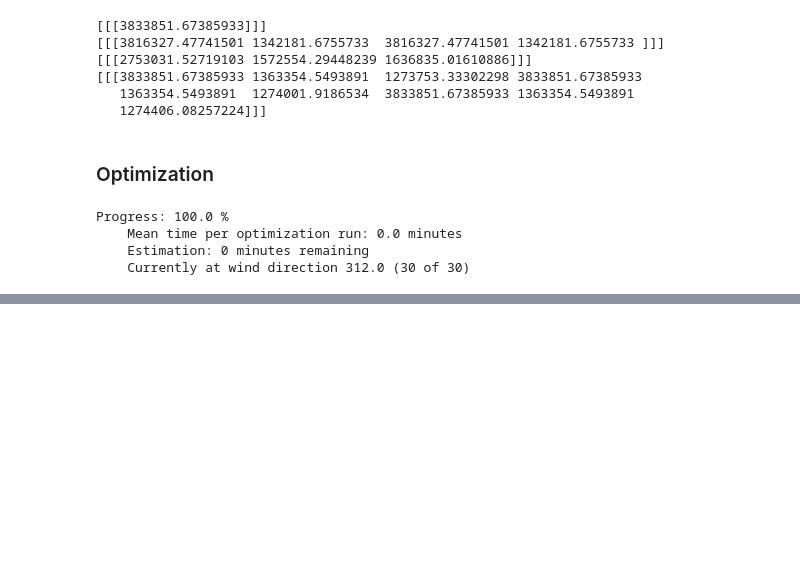
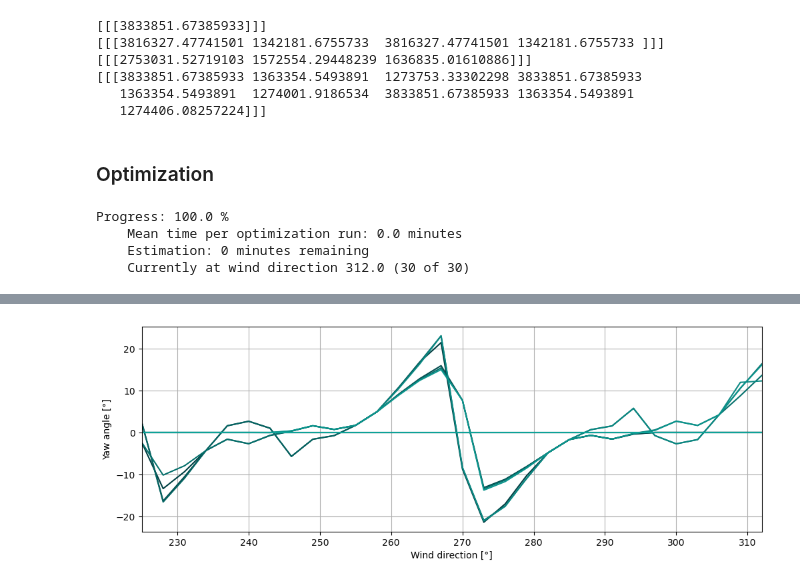
Before and after one commit to chrisosse/TouchWind_Optimization_Framework, a Jupyter notebook: framework_test.ipynb, the cells around one changed output, grey strips where cells are left out. Saved outputs shown, nothing was run; the diff lists cells and outputs as text; code cells hidden in the pictures; blank space fills up the shorter version.

```diff
--- a/framework_test.ipynb
+++ b/framework_test.ipynb
@@ -1185 +1212,26 @@ plt.show()
+# %%
+value = 'yaw'
+
+fig = plt.figure()
+fig.set_size_inches(12, 4)
+ax = fig.add_subplot(1, 1, 1)
+for turb in range(n_turbines):
+    if value == 'power':
+        ax.plot(df_optimization['wind_direction'], df_optimization[f'{value}_{turb}']/1e6, color=colorgrad[turb%len(colorgrad)])
+    else:
+        ax.plot(df_optimization['wind_direction'], df_optimization[f'{value}_{turb}'], color=colorgrad[turb%len(colorgrad)])
+ax.set_xlabel('Wind direction [°]')
+if value == 'power':
+    ax.set_ylabel('Power [MW]')
+elif value == 'yaw':
+    ax.set_ylabel('Yaw angle [°]')
+elif value == 'tilt':
+    ax.set_ylabel('Tilt angle [°]')
+elif value == 'C_t':
+    ax.set_ylabel('Thrust coefficient [-]')
+ax.grid()
+ax.set_xlim(min(df_optimization['wind_direction']), max(df_optimization['wind_direction']))
+plt.show()
+# %% [output]
+[figure, added]
 # %%
```
Also changed, not shown: parts of 12 cells of this notebook, 1 other file.
